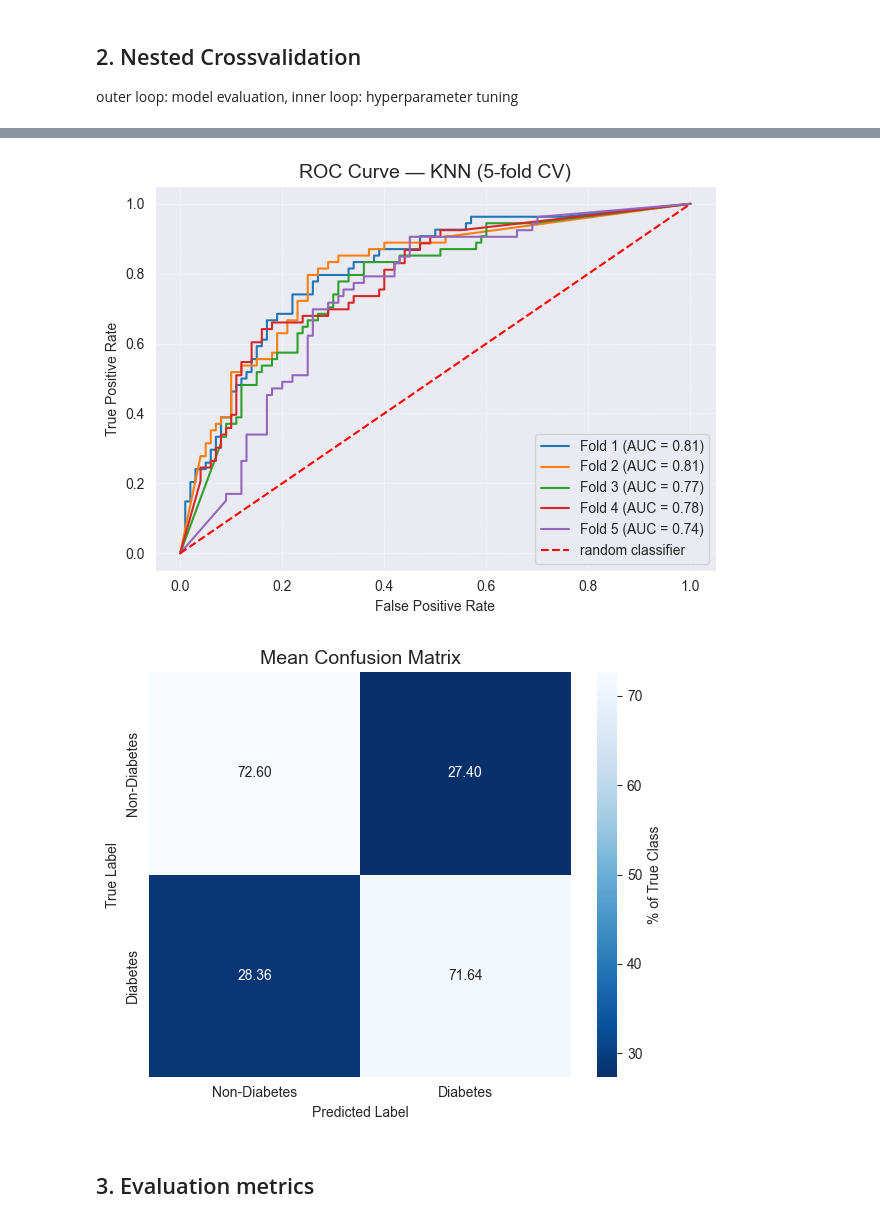
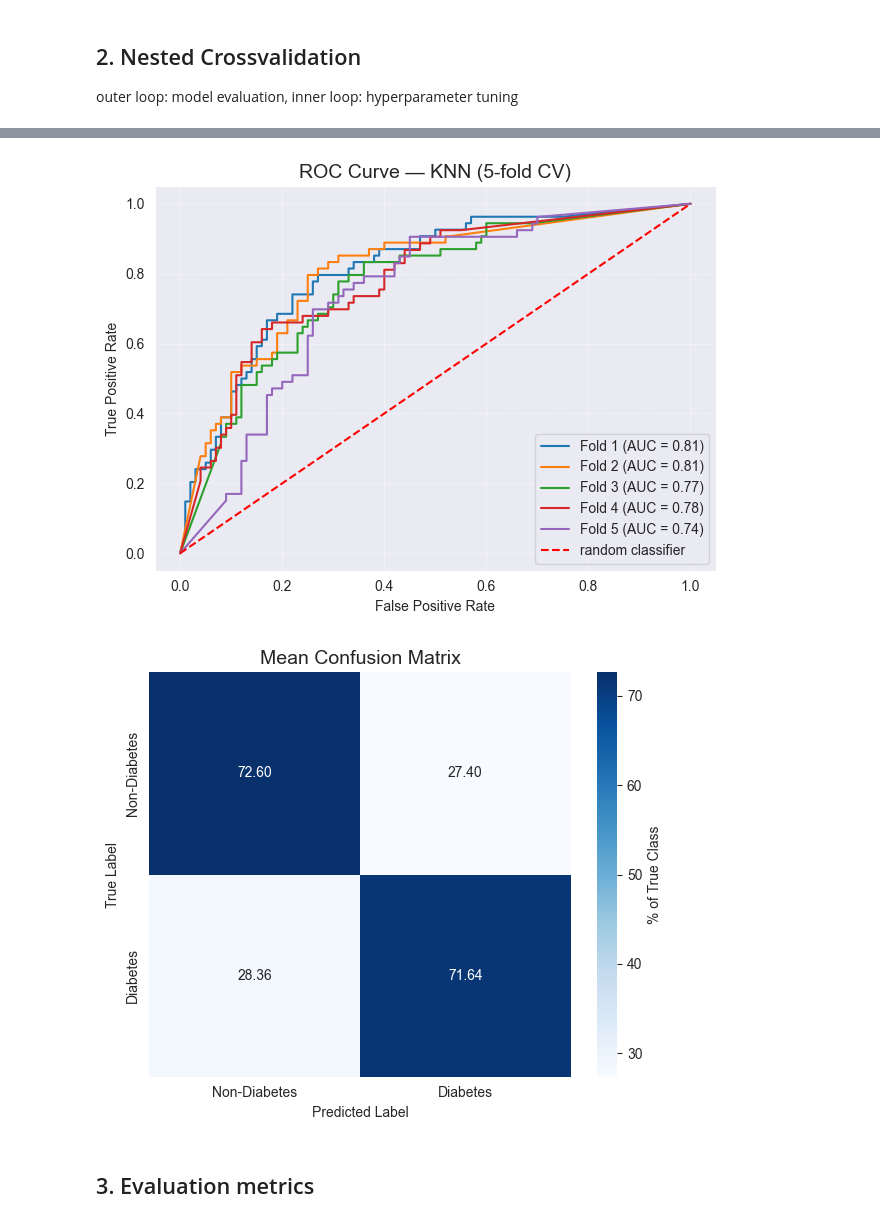
Before and after one commit to mettlrob/FoDS-Diabetes-Diagnosis, a Jupyter notebook: ML_Models/k_N_N/knn_1.2.ipynb, the cells around one changed output, grey strips where cells are left out. Saved outputs shown, nothing was run; the diff lists cells and outputs as text; code cells hidden in the pictures.

```diff
--- a/ML_Models/k_N_N/knn_1.2.ipynb
+++ b/ML_Models/k_N_N/knn_1.2.ipynb
@@ -155,35 +155,41 @@ plt.show()  # <--- FLUSH the figure
 # ---- Confusion Matrix Plot ----
 plt.close('all')
 plt.figure(figsize=(6, 5))  # NEW FIGURE!
-sns.heatmap(mean_cm_percent, annot=True, fmt='.2f', cmap='Blues_r',
+mean_cm = np.mean(conf_matrices, axis=0)
+mean_cm_percent = 100 * mean_cm / mean_cm.sum(axis=1, keepdims=True)  # Normalize to % of true class
+
+# Define readable class labels
+class_labels = ['Non-Diabetes', 'Diabetes']
+
+sns.heatmap(mean_cm_percent, annot=True, fmt='.2f', cmap='Blues',
             xticklabels=class_labels, yticklabels=class_labels,
             cbar_kws={'label': '% of True Class'})
 plt.title('Mean Confusion Matrix', fontsize=14)
 plt.xlabel('Predicted Label')
 plt.ylabel('True Label')
 plt.tight_layout()
 plt.savefig("output/KNN_output/confusion_matrix.png", dpi=300)
 plt.show()  # <--- ENSURES IT RENDERS & SAVES
 # %% [output]
 --- Working on fold 1 ---
 Fold 1 — F1 score: 0.6885
   Best n_neighbors: 9
   Best weights: distance
   Best metric: manhattan
 
 --- Working on fold 2 ---
 Fold 2 — F1 score: 0.6372
   Best n_neighbors: 5
   Best weights: distance
   Best metric: euclidean
 
 ... (13 lines left out)
 Fold 5 — F1 score: 0.6290
   Best n_neighbors: 5
   Best weights: distance
   Best metric: manhattan
 [figure]
-[figure, old version]
+[figure, new version]
 # %% [markdown]
 ## 3. Evaluation metrics
 # %%
```
Also changed, not shown: 3 other files.
